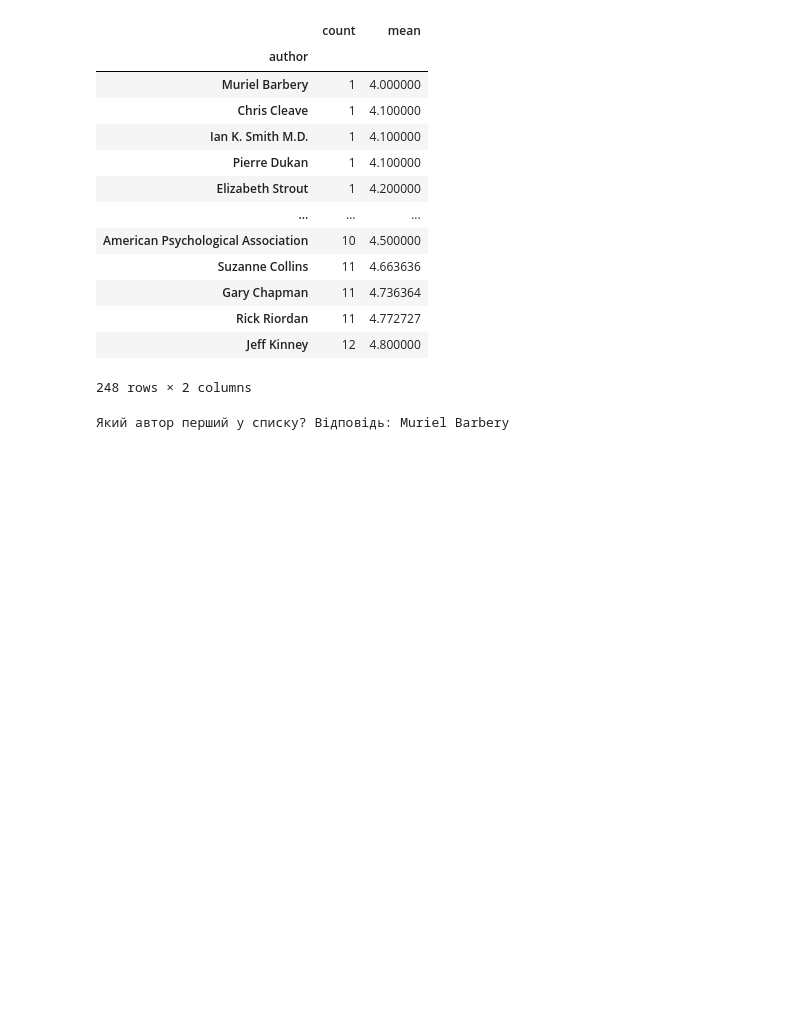
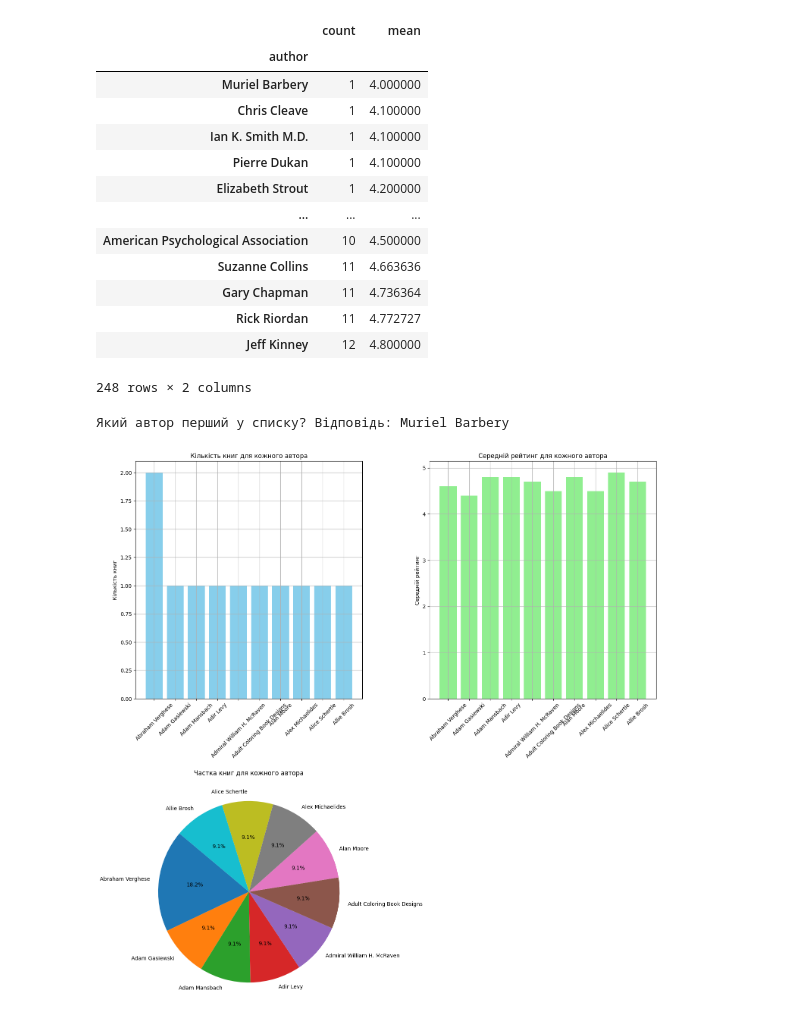
Before and after one commit to OlegNiedz/DS_HW5, a Jupyter notebook: HW5/hw5/HW5_3.ipynb, the cells around one changed output. Saved outputs shown, nothing was run; the diff lists cells and outputs as text; code cells hidden in the pictures; blank space fills up the shorter version.

```diff
--- a/HW5/hw5/HW5_3.ipynb
+++ b/HW5/hw5/HW5_3.ipynb
@@ -281,3 +281,41 @@ sorted_merged_df
 print(f"Який автор перший у списку? Відповідь: {sorted_merged_df.index[0]}")
 # %% [output]
 Який автор перший у списку? Відповідь: Muriel Barbery
+# %%
+merged_df = merged_df.head(10)
+
+fig, axs = plt.subplots(2, 2, figsize=(15, 15))
+
+# Стовпчаста діаграма кількості книг для кожного автора
+axs[0, 0].bar(merged_df.index, merged_df["count"], color="skyblue")
+axs[0, 0].set_title("Кількість книг для кожного автора")
+axs[0, 0].set_ylabel("Кількість книг")
+axs[0, 0].tick_params(axis="x", rotation=45)
+axs[0, 0].grid(True)
+
+# Стовпчаста діаграма середнього рейтингу для кожного автора
+axs[0, 1].bar(merged_df.index, merged_df["mean"], color="lightgreen")
+axs[0, 1].set_title("Середній рейтинг для кожного автора")
+axs[0, 1].set_ylabel("Середній рейтинг")
+axs[0, 1].tick_params(axis="x", rotation=45)
+axs[0, 1].grid(True)
+
+# Кругова діаграма відсоткової частки книг кожного автора
+axs[1, 0].pie(
+    merged_df["count"],
+    labels=merged_df.index,
+    autopct="%1.1f%%",
+    startangle=140,
+)
+axs[1, 0].set_title("Частка книг для кожного автора")
+
+# Видалити порожню ось
+fig.delaxes(axs[1, 1])
+
+# Налаштування розташування та проміжку між діаграмами
+plt.tight_layout()
+
+# Показати діаграми
+plt.show()
+# %% [output]
+[figure, added]
```
